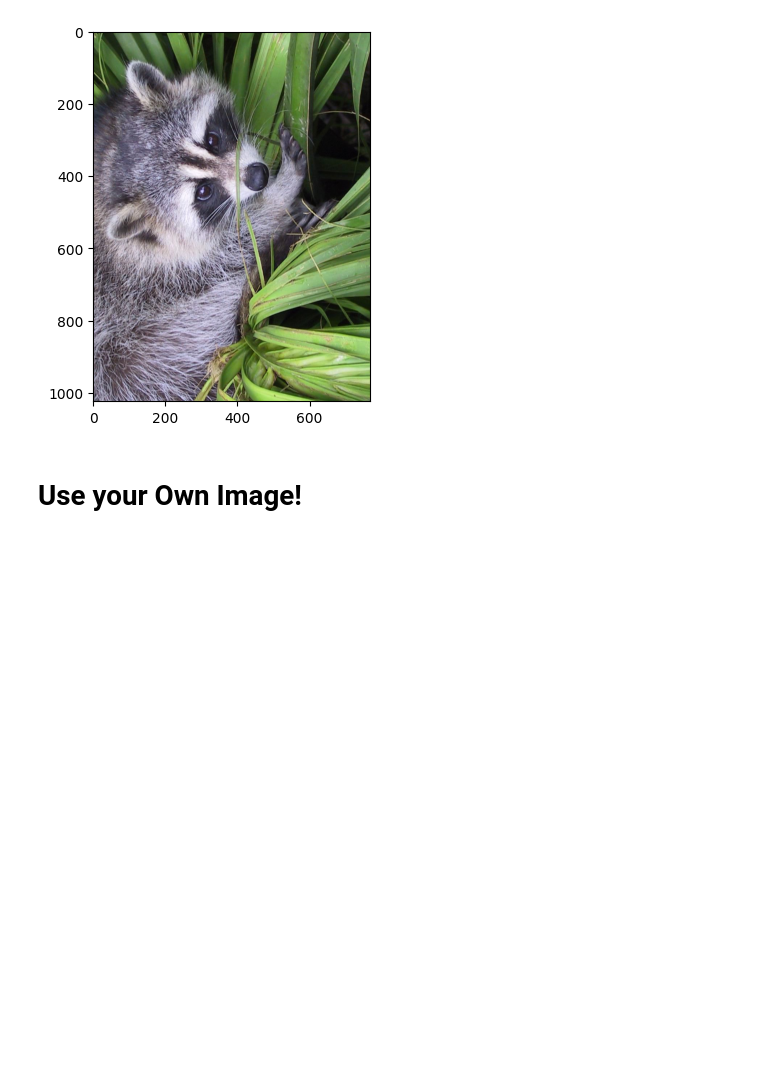
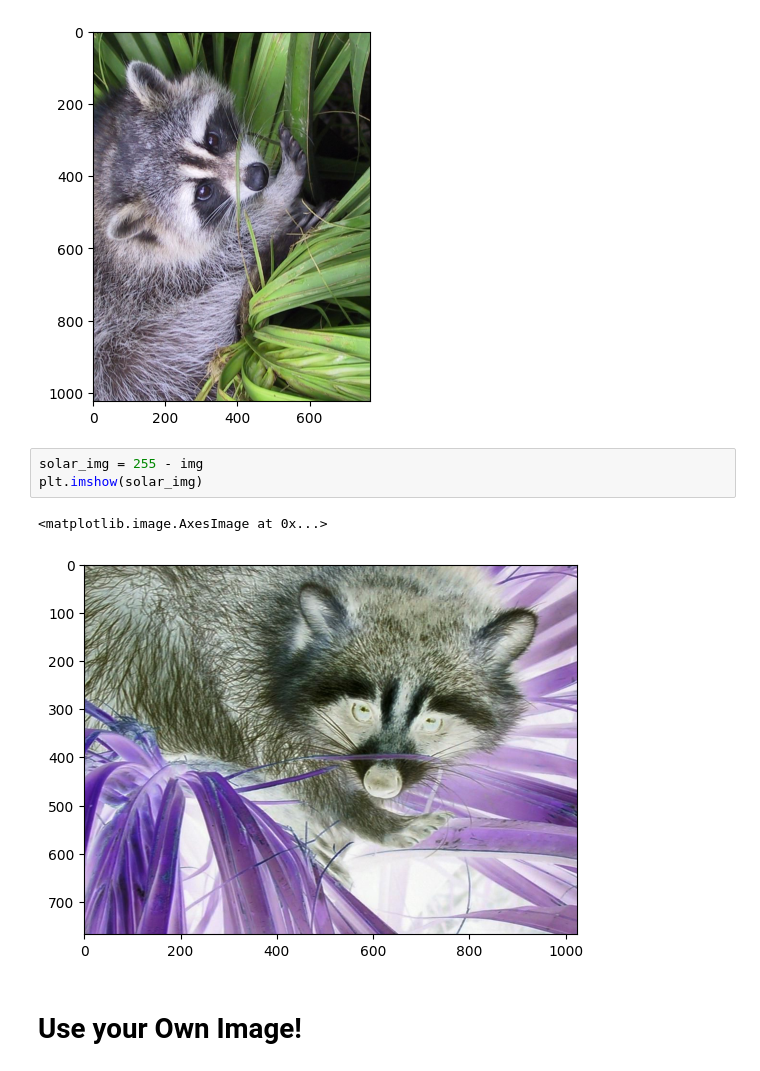
Before and after one commit to M-Awwab-Khan/computation-with-numpy, a Jupyter notebook: Computation_with_NumPy_and_N_Dimensional_Arrays_(start).ipynb, the cells around one changed output. Saved outputs shown, nothing was run; the diff lists cells and outputs as text; blank space fills up the shorter version.

Commit message:
working with custom images

```diff
--- a/Computation_with_NumPy_and_N_Dimensional_Arrays_(start).ipynb
+++ b/Computation_with_NumPy_and_N_Dimensional_Arrays_(start).ipynb
@@ -314,6 +314,12 @@ plt.imshow(np.rot90(img))
 # %% [output]
 <matplotlib.image.AxesImage at 0x...>
 [figure]
+# %%
+solar_img = 255 - img
+plt.imshow(solar_img)
+# %% [output]
+<matplotlib.image.AxesImage at 0x...>
+[figure, added]
 # %% [markdown]
 # Use your Own Image!
 # %%
```
Also changed, not shown: parts of 5 cells of this notebook.
